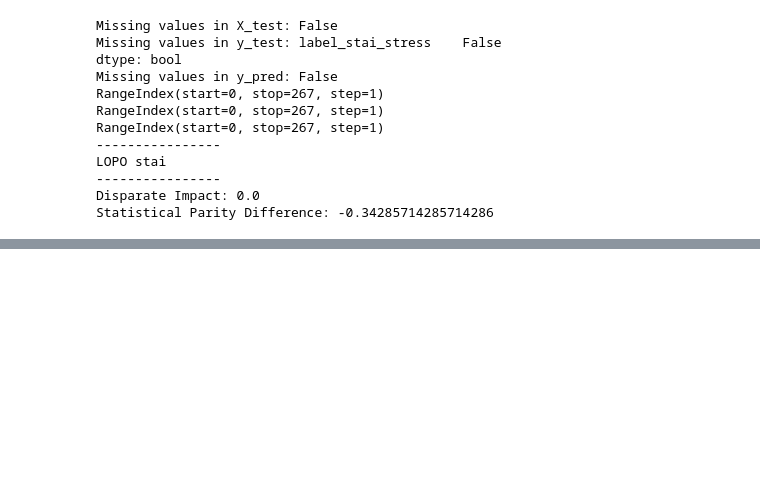
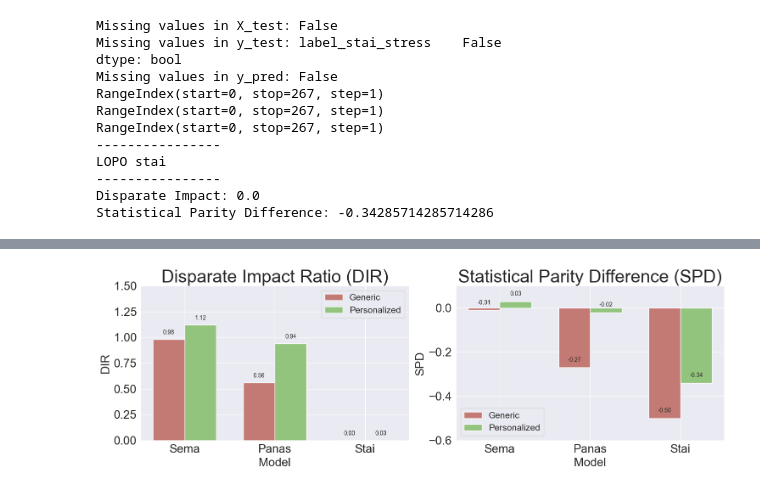
Before and after one commit to kcristinaa/-un-fairness-evaluation, a Jupyter notebook: notebooks_fairness_evaluation/lifesnaps_fairness.ipynb, the cells around one changed output, grey strips where cells are left out. Cells and saved outputs as stored; diff of their text form; code cells hidden in the pictures; blank space fills up the shorter version.

```diff
--- a/notebooks_fairness_evaluation/lifesnaps_fairness.ipynb
+++ b/notebooks_fairness_evaluation/lifesnaps_fairness.ipynb
@@ -910 +921,48 @@ plt.show()
 [figure]
+# %%
+fig, axes = plt.subplots(1, 2, figsize=(15, 5), tight_layout=True)
+width = 0.35  # Assuming width of each bar
+
+bar_positions_generic = np.arange(len(dir_df['Model']))  # Generic model bar positions
+bar_positions_personalized = bar_positions_generic + width  # Personalized model bar positions
+
+# Bar plot for DIR
+axes[0].bar(bar_positions_generic, dir_df['Generic'], width, label='Generic')
+axes[0].bar(bar_positions_personalized, dir_df['Personalized'], width, label='Personalized')
+
+# Adding text labels above bars for DIR
+for index, value in enumerate(dir_df['Generic']):
+    axes[0].text(index, value + 0.05, f'{value:.2f}', ha='center')
+for index, value in enumerate(dir_df['Personalized']):
+    axes[0].text(index + width, value + 0.05, f'{value:.2f}', ha='center')
+
+axes[0].set_title('Disparate Impact Ratio (DIR)')
+axes[0].set_xlabel('Model')
+axes[0].set_ylabel('DIR')
+axes[0].set_ylim(0, 1.5)
+axes[0].set_xticks(bar_positions_generic + width / 2)
+axes[0].set_xticklabels(dir_df['Model'])
+axes[0].legend()
+
+# Bar plot for SPD
+axes[1].bar(bar_positions_generic, spd_df['Generic'], width, label='Generic')
+axes[1].bar(bar_positions_personalized, spd_df['Personalized'], width, label='Personalized')
+
+# Adding text labels above bars for SPD
+for index, value in enumerate(spd_df['Generic']):
+    axes[1].text(index, value + 0.02, f'{value:.2f}', ha='center', va='bottom' if value < 0 else 'bottom')
+for index, value in enumerate(spd_df['Personalized']):
+    axes[1].text(index + width, value + 0.02, f'{value:.2f}', ha='center', va='bottom' if value < 0 else 'bottom')
+
+axes[1].set_title('Statistical Parity Difference (SPD)')
+axes[1].set_xlabel('Model')
+axes[1].set_ylabel('SPD')
+axes[1].set_ylim(-0.6, 0.1)
+axes[1].set_xticks(bar_positions_generic + width / 2)
+axes[1].set_xticklabels(spd_df['Model'])
+axes[1].legend()
+
+plt.savefig("../visualizations/lifesnaps/model-bias.png", bbox_inches='tight')
+plt.savefig("../visualizations/lifesnaps/model-bias.eps", bbox_inches='tight')
+plt.show()
+# %% [output]
@@ -910,0 +970 @@ plt.show()
+[figure, added]
```
Also changed, not shown: parts of 3 cells of this notebook, 5 other files.
